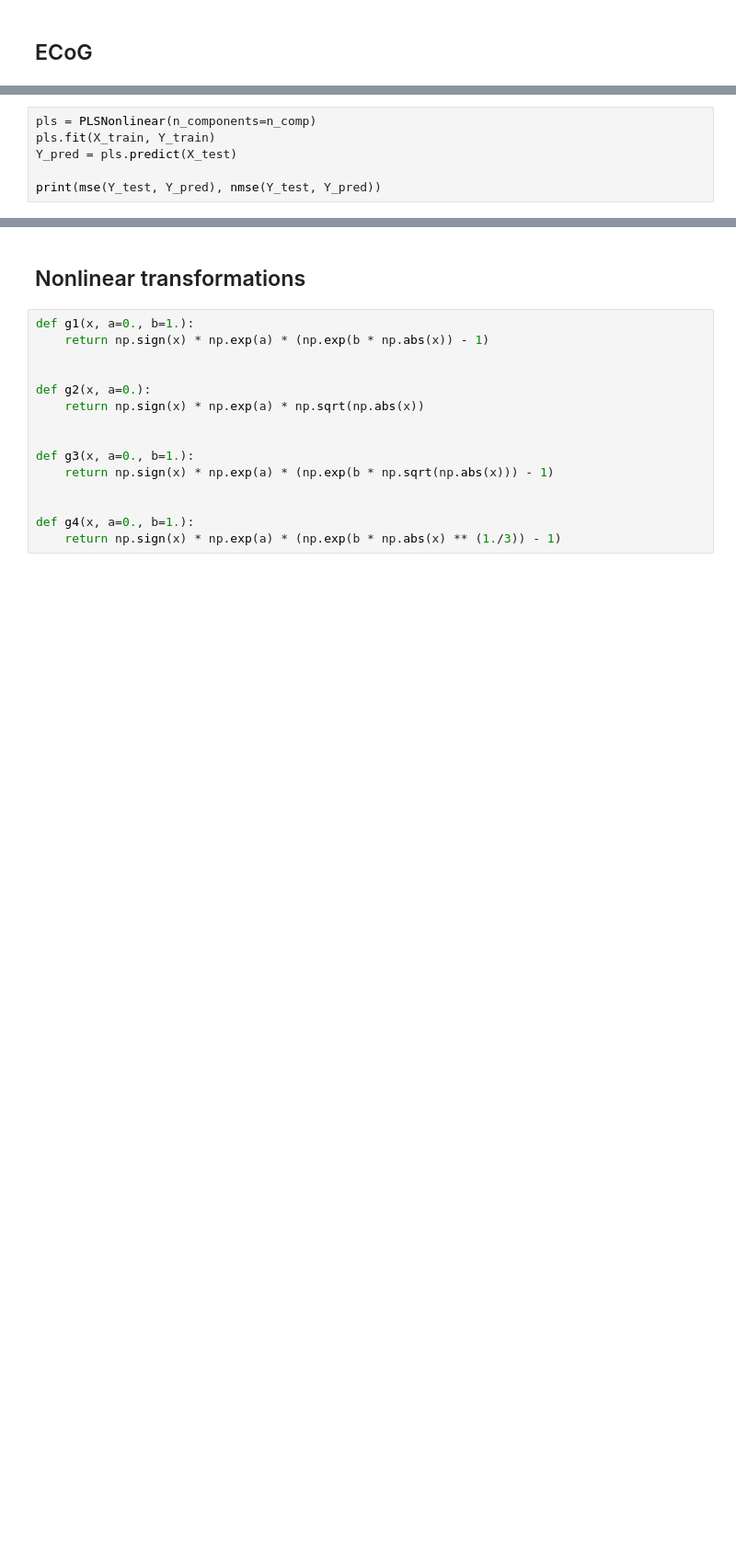
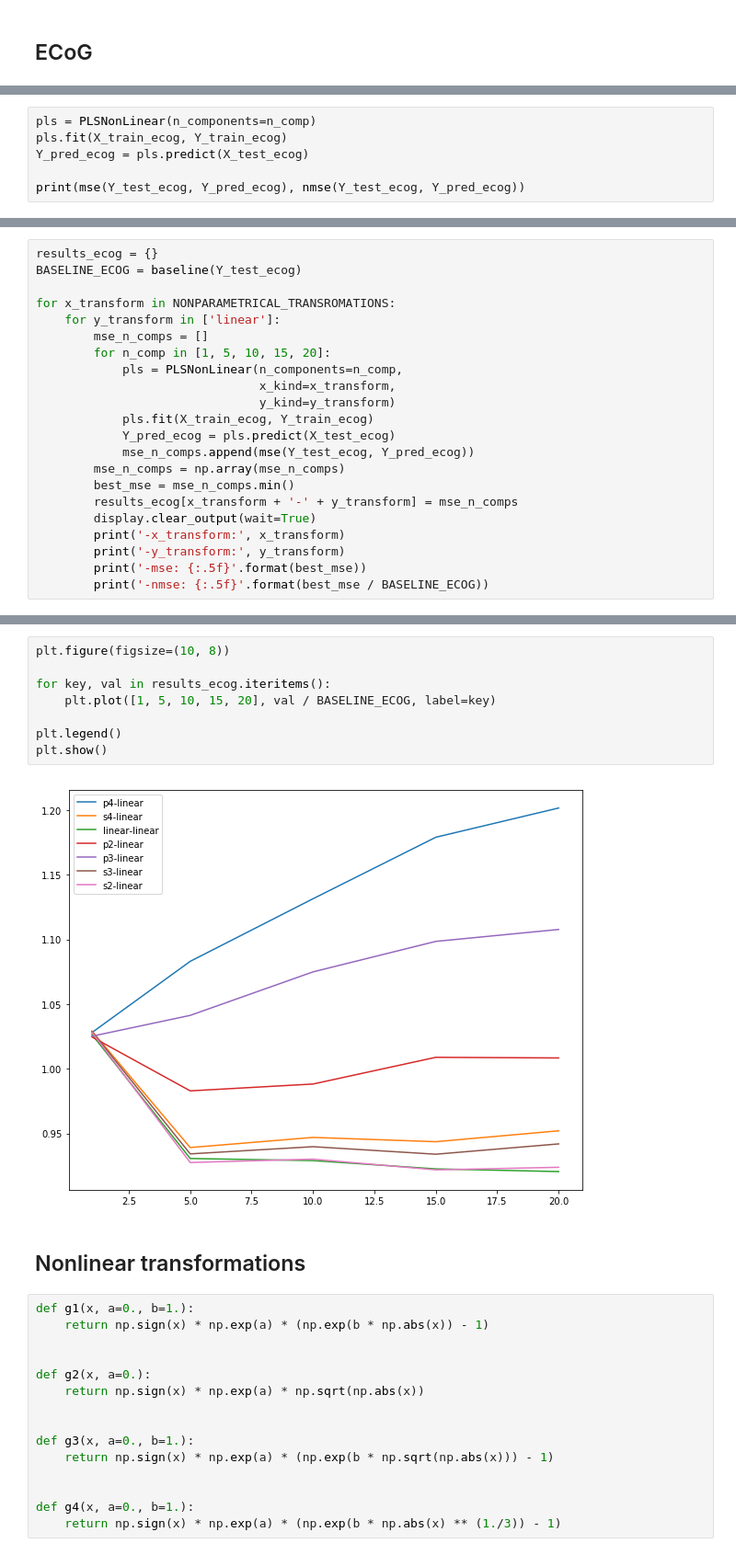
Before and after one commit to mariiavladimirova/NonlinearPLS, a Jupyter notebook: code/main.ipynb, the cells around one changed output, grey strips where cells are left out. Shown at 92% size. Cells and saved outputs as stored; diff of their text form; blank space fills up the shorter version.

```diff
--- a/code/main.ipynb
+++ b/code/main.ipynb
@@ -701,6 +753,6 @@ n_comp
 # %%
-pls = PLSNonlinear(n_components=n_comp)
-pls.fit(X_train, Y_train)
-Y_pred = pls.predict(X_test)
+pls = PLSNonLinear(n_components=n_comp)
+pls.fit(X_train_ecog, Y_train_ecog)
+Y_pred_ecog = pls.predict(X_test_ecog)
 
-print(mse(Y_test, Y_pred), nmse(Y_test, Y_pred))
+print(mse(Y_test_ecog, Y_pred_ecog), nmse(Y_test_ecog, Y_pred_ecog))
@@ -706,0 +761,22 @@ print(mse(Y_test, Y_pred), nmse(Y_test, Y_pred))
+# %%
+results_ecog = {}
+BASELINE_ECOG = baseline(Y_test_ecog)
+
+for x_transform in NONPARAMETRICAL_TRANSROMATIONS:
+    for y_transform in ['linear']:
+        mse_n_comps = []
+        for n_comp in [1, 5, 10, 15, 20]:
+            pls = PLSNonLinear(n_components=n_comp,
+                               x_kind=x_transform,
+                               y_kind=y_transform)
+            pls.fit(X_train_ecog, Y_train_ecog)
+            Y_pred_ecog = pls.predict(X_test_ecog)
+            mse_n_comps.append(mse(Y_test_ecog, Y_pred_ecog))
+        mse_n_comps = np.array(mse_n_comps)
+        best_mse = mse_n_comps.min()
+        results_ecog[x_transform + '-' + y_transform] = mse_n_comps
+        display.clear_output(wait=True)
+        print('-x_transform:', x_transform)
+        print('-y_transform:', y_transform)
+        print('-mse: {:.5f}'.format(best_mse))
+        print('-nmse: {:.5f}'.format(best_mse / BASELINE_ECOG))
@@ -707,3 +788,13 @@ print(mse(Y_test, Y_pred), nmse(Y_test, Y_pred))
+# %%
+plt.figure(figsize=(10, 8))
+
+for key, val in results_ecog.iteritems():
+    plt.plot([1, 5, 10, 15, 20], val / BASELINE_ECOG, label=key)
+
+plt.legend()
+plt.show()
+# %% [output]
+[figure, added]
 # %% [markdown]
 ## Nonlinear transformations
 # %%
```
Also changed, not shown: parts of 18 cells of this notebook, 1 other file.
